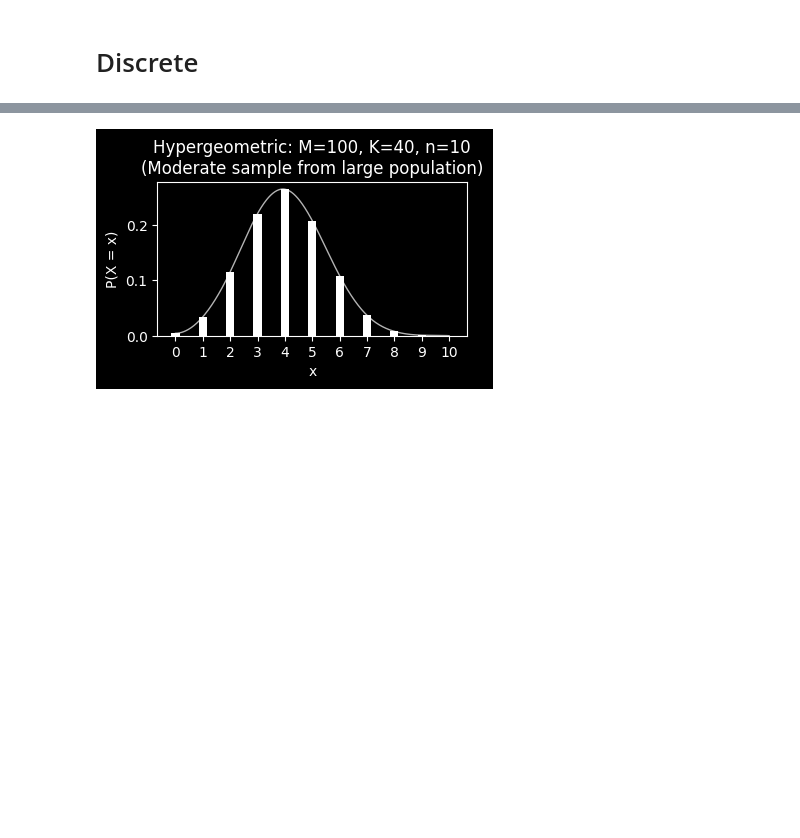
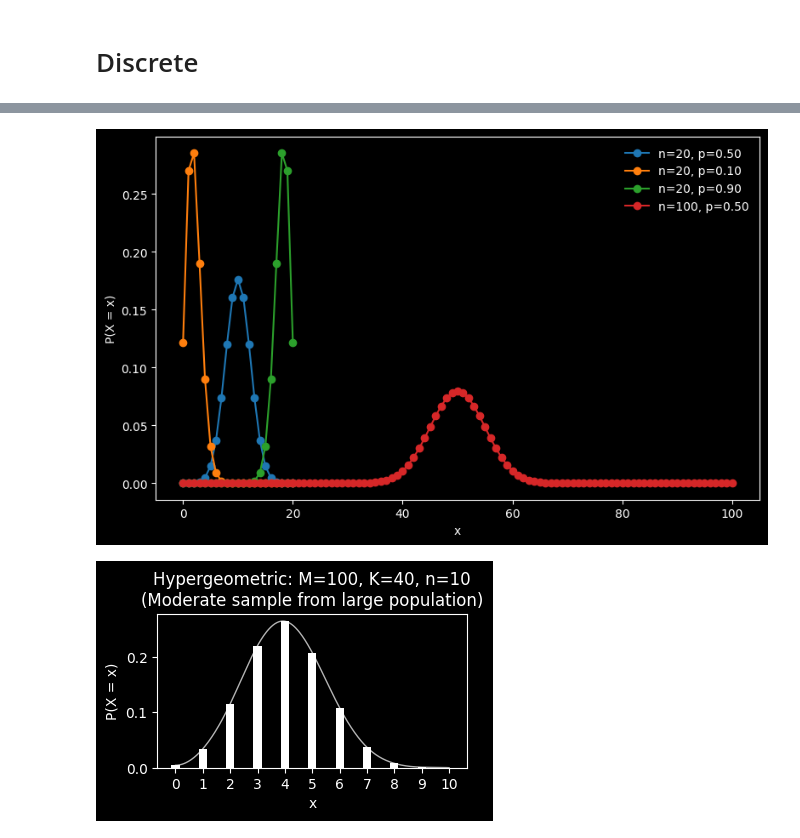
Before and after one commit to josephrich98/probability_distributions, a Jupyter notebook: plot_probability_distributions.ipynb, the cells around one changed output, grey strips where cells are left out. Saved outputs shown, nothing was run; the diff lists cells and outputs as text; code cells hidden in the pictures; blank space fills up the shorter version.

```diff
--- a/plot_probability_distributions.ipynb
+++ b/plot_probability_distributions.ipynb
@@ -258,3 +441,7 @@ plot_binomial_pmf(n=100, p=0.5, note="approximate Normal shape, large n*p and n*
+# %%
+plot_binomial_pmf(n=[20, 20, 20, 100], p=[0.5, 0.1, 0.9, 0.5])
+# %% [output]
+[figure, added]
 # %%
 plot_hypergeometric_pmf(M=100, K=40, n=10, note="Moderate sample from large population")
 plot_hypergeometric_pmf(M=30, K=15, n=20, note="Nearly full sampling (variance reduced)")
```
Also changed, not shown: parts of 4 cells of this notebook, 1 other file.
